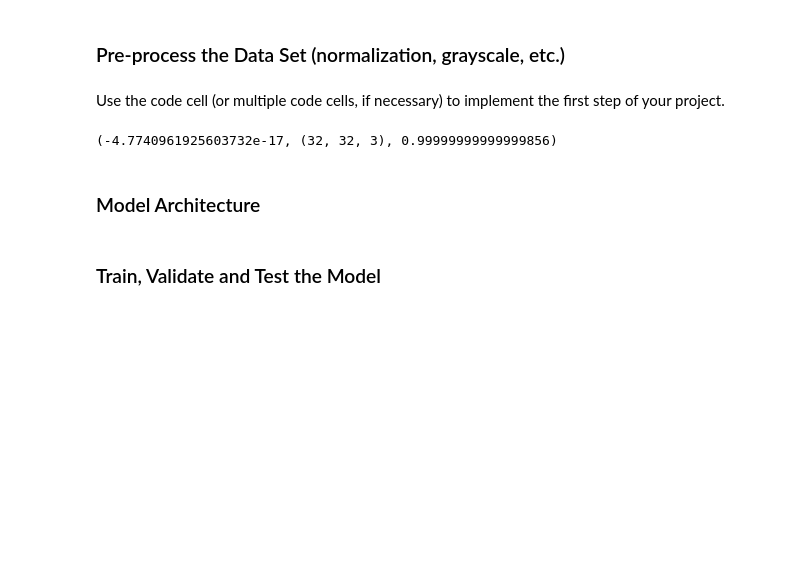
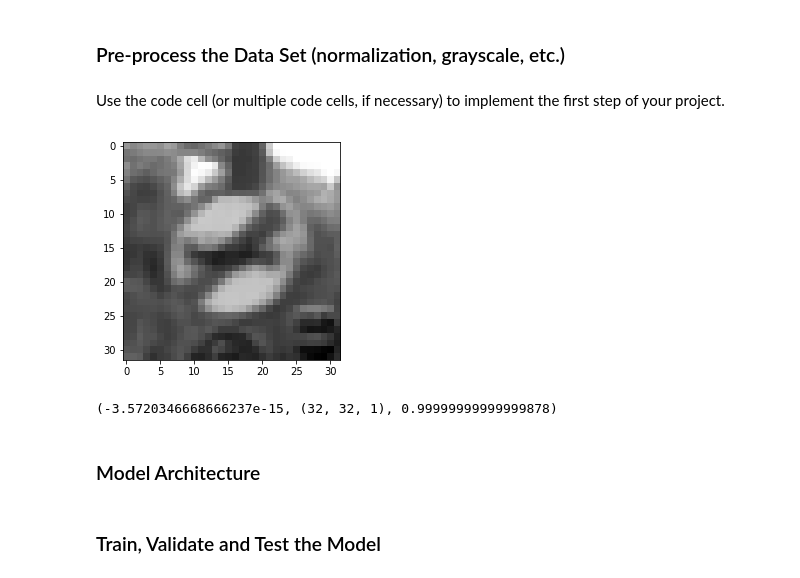
Before and after one commit to anunayarunav/traffic-sign-classifier, a Jupyter notebook: Traffic_Sign_Classifier.ipynb, the cells around one changed output. Drawn from its saved outputs; the diff is of its cells as text; code cells hidden in the pictures; blank space fills up the shorter version.

```diff
--- a/Traffic_Sign_Classifier.ipynb
+++ b/Traffic_Sign_Classifier.ipynb
@@ -131,22 +144,53 @@ Use the code cell (or multiple code cells, if necessary) to implement the first
 # %%
 ### Preprocess the data here. Preprocessing steps could include normalization, converting to grayscale, etc.
 ### Feel free to use as many code cells as needed.
+import cv2
 
-#normalize
-mean = np.mean(X_train, axis=0)
-std = np.std(X_train, axis=0)
+#grayscale
+def rgb2gray(rgb):
+    n, w, h, c = rgb.shape
+    r, g, b = rgb[:,:,:,0], rgb[:,:,:,1], rgb[:,:,:,2]
+    gray = 0.2989 * r + 0.5870 * g + 0.1140 * b
+    gray = gray.reshape(n, w, h, 1)
+    return gray
 
-X_train_n = X_train - mean
-X_test_n = X_test - mean
-X_valid_n = X_valid - mean
+def transform(X):
+    X_k = np.copy(X)
+    for i in range(X.shape[0]):
+        img = X[i]
+        gb = cv2.GaussianBlur(img, (5,5), 20.0)
+        X_k[i] = cv2.addWeighted(img, 2, gb, -1, 0)
+
+    return X_k
+
+#X_train_n = transform(X_train)
+#X_valid_n = transform(X_valid)
+#X_test_n = transform(X_test)
+
+X_train_n = rgb2gray(X_train)
+X_valid_n = rgb2gray(X_valid)
+X_test_n = rgb2gray(X_test)
+
+_, w, h, _ = X_train_n.shape
+
+plt.imshow(X_train_n[100].reshape(w, h), interpolation='none', cmap='gray')
+plt.show()
+
+mean = np.mean(X_train_n, axis=0)
+std = np.std(X_train_n, axis=0)
+
+X_train_n = X_train_n - mean
+X_test_n = X_test_n - mean
+X_valid_n = X_valid_n - mean
 
 X_train_n /= std
 X_test_n /= std
 X_valid_n /= std
 
 np.mean(X_train_n), mean.shape, np.std(X_train_n)
 # %% [output]
+[figure, added]
-(-4.7740961925603732e-17, (32, 32, 3), 0.99999999999999856)
+(-3.5720346668666237e-15, (32, 32, 1), 0.99999999999999878)
 # %% [markdown]
 ### Model Architecture
 # %%
```
Also changed, not shown: parts of 16 cells of this notebook, 14 other files.
